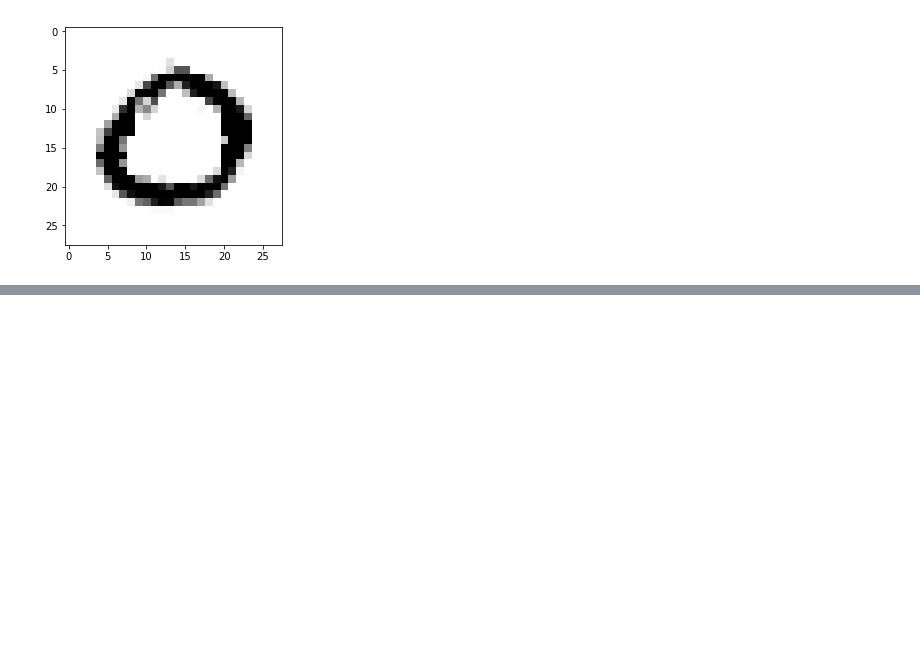
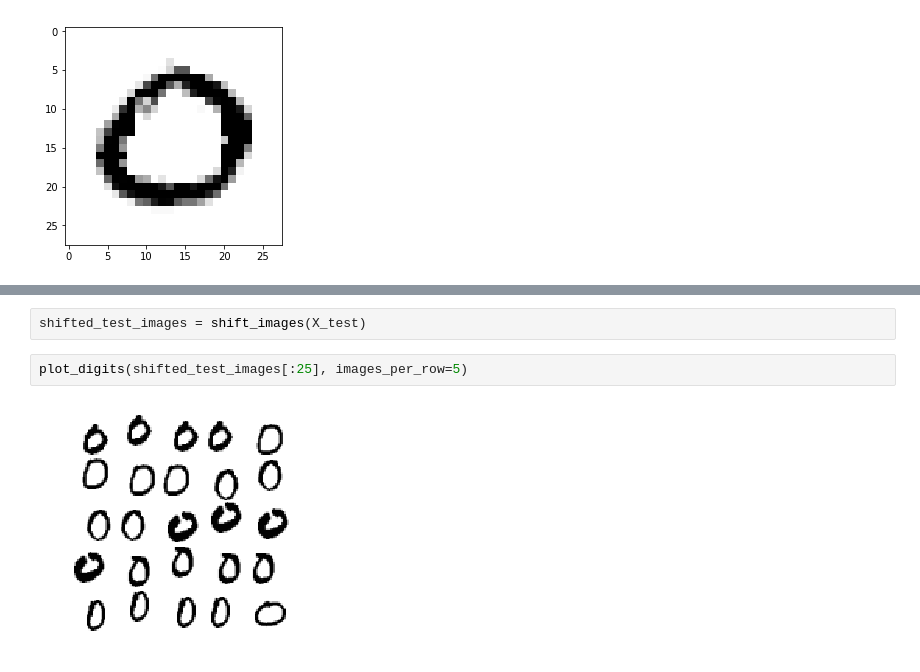
Before and after one commit to ozlerhakan/deep-learning-notes, a Jupyter notebook: Hands-On Machine Learning with Scikit-Learn and TensorFlow/3-classification.ipynb, the cells around one changed output, grey strips where cells are left out. Drawn from its saved outputs; the diff is of its cells as text; blank space fills up the shorter version.

```diff
--- a/Hands-On Machine Learning with Scikit-Learn and TensorFlow/3-classification.ipynb
+++ b/Hands-On Machine Learning with Scikit-Learn and TensorFlow/3-classification.ipynb
@@ -592,0 +720,6 @@ plt.imshow(clean_digit.reshape(28,28), cmap=matplotlib.cm.binary);
+# %%
+shifted_test_images = shift_images(X_test)
+# %%
+plot_digits(shifted_test_images[:25], images_per_row=5)
+# %% [output]
+[figure, added]
```
Also changed, not shown: parts of 122 cells of this notebook.
